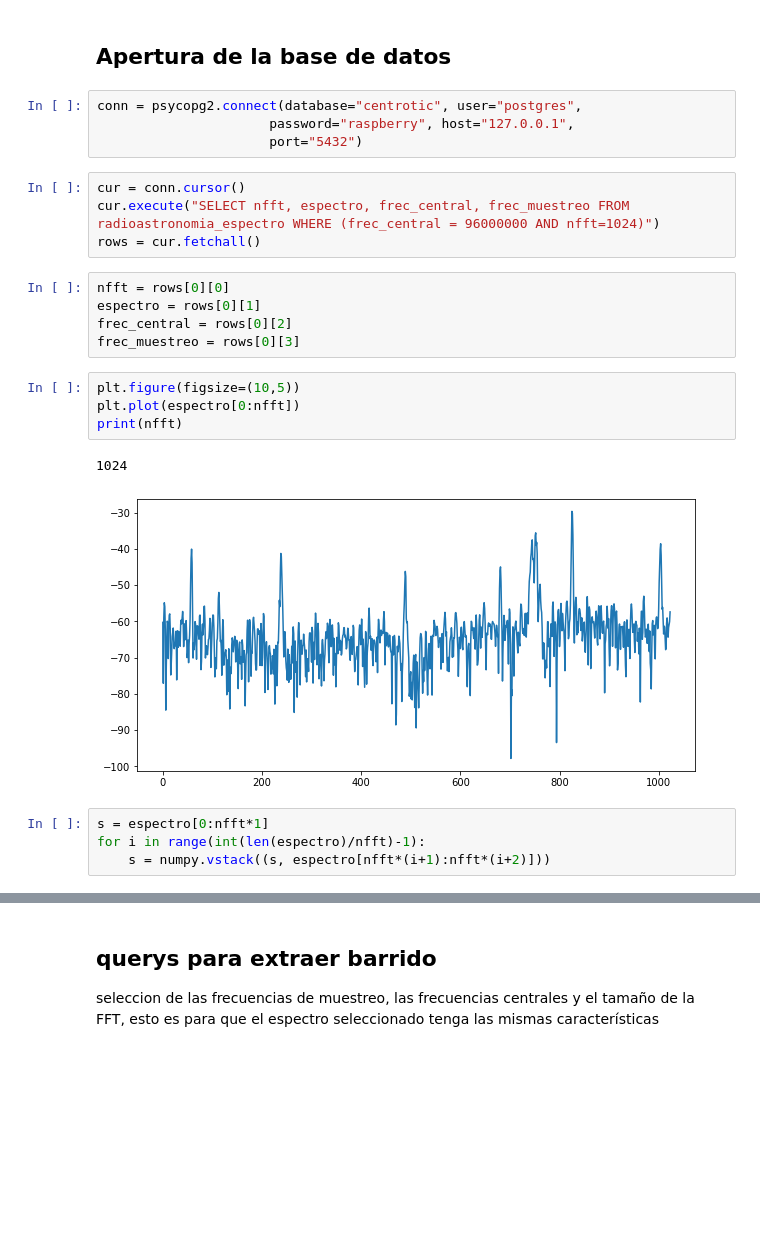
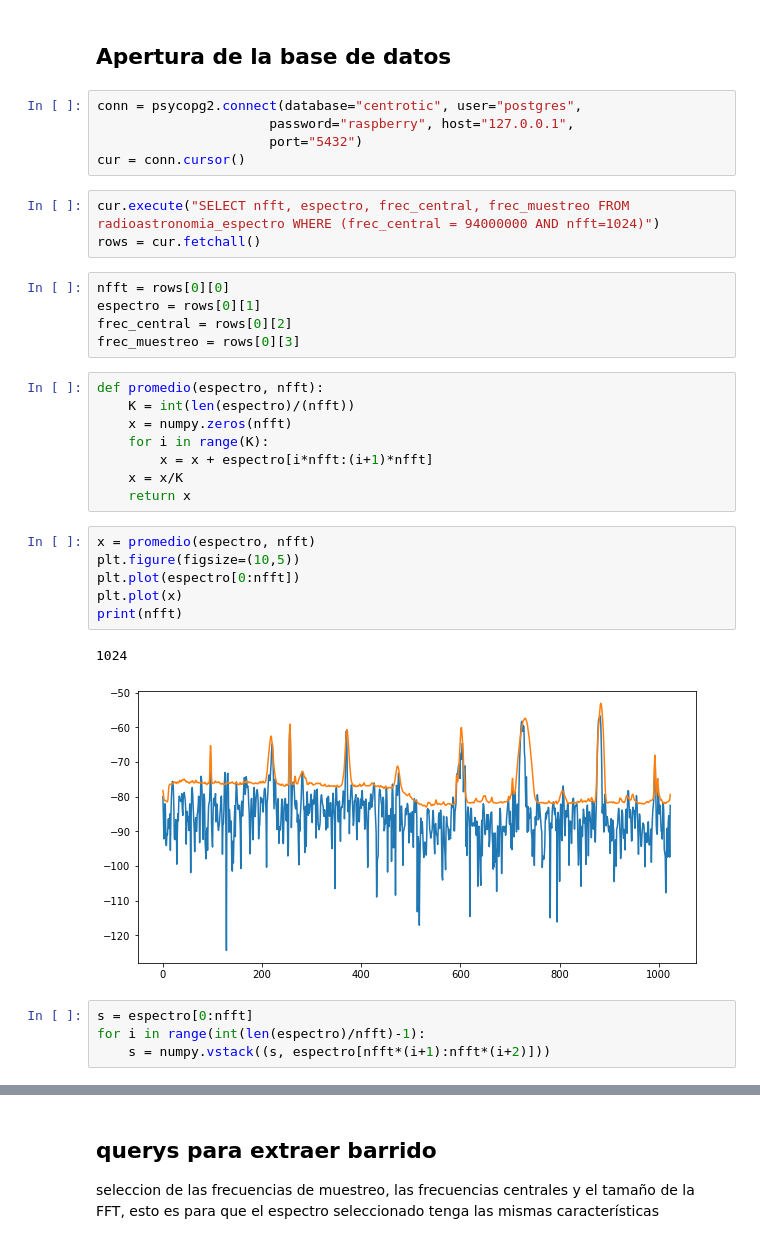
Before and after one commit to Narenman/CentroTIC, a Jupyter notebook: Modulos_aplicaciones/radioastronomia/subsistema_RFI/query_espectro.ipynb, the cells around one changed output, grey strips where cells are left out. Saved outputs shown, nothing was run; the diff lists cells and outputs as text; blank space fills up the shorter version.

```diff
--- a/Modulos_aplicaciones/radioastronomia/subsistema_RFI/query_espectro.ipynb
+++ b/Modulos_aplicaciones/radioastronomia/subsistema_RFI/query_espectro.ipynb
@@ -9,24 +10,34 @@ import matplotlib.pyplot as plt
 conn = psycopg2.connect(database="centrotic", user="postgres",
                       password="raspberry", host="127.0.0.1",
                       port="5432")
+cur = conn.cursor()
 # %%
-cur = conn.cursor()
-cur.execute("SELECT nfft, espectro, frec_central, frec_muestreo FROM radioastronomia_espectro WHERE (frec_central = 96000000 AND nfft=1024)")
+cur.execute("SELECT nfft, espectro, frec_central, frec_muestreo FROM radioastronomia_espectro WHERE (frec_central = 94000000 AND nfft=1024)")
 rows = cur.fetchall()
 # %%
 nfft = rows[0][0]
 espectro = rows[0][1]
 frec_central = rows[0][2]
 frec_muestreo = rows[0][3]
+# %%
+def promedio(espectro, nfft):
+    K = int(len(espectro)/(nfft))
+    x = numpy.zeros(nfft)
+    for i in range(K):
+        x = x + espectro[i*nfft:(i+1)*nfft]
+    x = x/K
+    return x
 # %%
+x = promedio(espectro, nfft)
 plt.figure(figsize=(10,5))
 plt.plot(espectro[0:nfft])
+plt.plot(x)
 print(nfft)
 # %% [output]
 1024
-[figure, old version]
+[figure, new version]
 # %%
-s = espectro[0:nfft*1]
+s = espectro[0:nfft]
 for i in range(int(len(espectro)/nfft)-1):
     s = numpy.vstack((s, espectro[nfft*(i+1):nfft*(i+2)]))
 # %%
```
Also changed, not shown: parts of 22 cells of this notebook, 33 other files.
